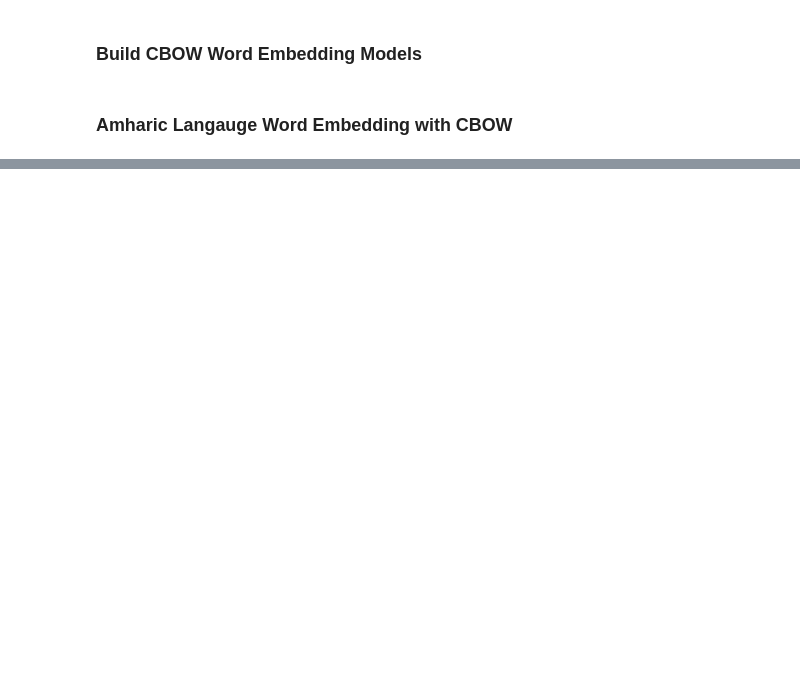
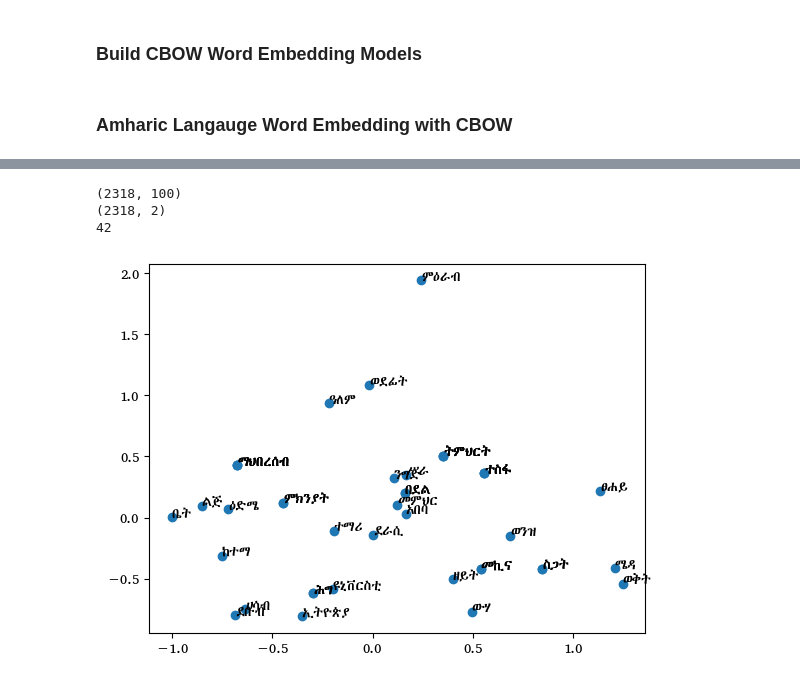
Before and after one commit to yordanoswuletaw/amharic-cbow-word-embedding, a Jupyter notebook: notebooks/amh-cbow-word-embedding.ipynb, the cells around one changed output, grey strips where cells are left out. Drawn from its saved outputs; the diff is of its cells as text; code cells hidden in the pictures; blank space fills up the shorter version.

```diff
--- a/notebooks/amh-cbow-word-embedding.ipynb
+++ b/notebooks/amh-cbow-word-embedding.ipynb
@@ -383,0 +426,60 @@ cbow.plot_loss()
+# %%
+
+%matplotlib inline
+matplotlib.rcParams['font.family'] = 'Abyssinica SIL'
+
+avg_embedding = (cbow.W1.T + cbow.W2) * .5
+pca = PCA(n_components=2)
+reduced_embeddings = pca.fit_transform(avg_embedding)
+print(avg_embedding.shape)
+print(reduced_embeddings.shape)
+amharic_words = [
+    # People & Relationships (ሰዎች እና ግንኙነቶች)
+    "አያት", "አባት", "እናት", "ወንድም", "እህት", "ልጅ", "ወላጅ", "ወንጀለኛ", "ጠበቃ", "መምህር",
+    "ተማሪ", "ሐኪም", "ሙዚቀኛ", "ነጋዴ", "ጠባቂ", "ሰራተኛ", "አስተዳዳሪ", "ዳኛ", "ሳይንቲስት", "ደራሲ",
+
+    # Places (ቦታዎች)
+    "ከተማ", "ቤት", "አዳራሽ", "ሱቅ", "እስራኤል", "ኢትዮጵያ", "ደቡብ", "ምስራቅ",
+    "ሰሜን", "ምዕራብ", "ሆቴል", "ኮሌጅ", "አምስተርዳም", "ዩኒቨርስቲ", "ቤተክርስትያን",
+
+    # Objects (እቃዎች)
+    "መጽሐፍ", "ስልክ", "መኪና", "ፒሲ", "ኮምፒዩተር", "ሰንደቅ", "ምንዛሬ", "መስኮት", "ጨርቅ", "ውሃ", "ዘይት", "ሳሙና", "መድሃኒት", "ድስት",
+
+    # Nature (ተፈጥሮ)
+    "ዓለም", "ጠፈር", "ፀሐይ", "ጨረቃ", "ከዋክብት", "ብርሃን", "ደመና", "ምስል", "በረዶ", "ዝናብ",
+    "አትክልት", "አረም", "ዛፍ", "እንስሳ", "አየር", "አበባ", "ወንዝ", "ጎተራ", "ሜዳ",
+
+    # Emotions (ስሜቶች)
+    "ደስታ", "እሴት", "ሐዘን", "ተስፋ", "ስጋት", "ፍርሃት", "ተደስቷል",
+    "ደስ ይላል", "ጥል", "ጭንቅ", "ስሜት", "ስሜት", "ስጋት", "ግልፅነት", "ድንጋጤ", "ሀዘን",
+
+    # Concepts (ሀሳቦች)
+    "ስኬት", "ድርጊት", "ሕግ", "ትምህርት", "እውቀት", "ጥንቅር", "መረጃ", "ማንኛውም", "ብልህነት", "ግልጽነት",
+    "ምርጥ", "ምክንያት", "እሴት", "ወቅት", "ማህበረሰብ", "ወደፊት", "ምርምር", "ተስፋ", "ምሳሌ", "እሴት",
+
+    # Actions (እርምጃዎች)
+    "ድርጊት", "ውህደት", "ማንኛውም", "ማድረግ", "ትምህርት", "ማሳየት", "ምስክር", "አስተሳሰብ", "ምክንያት", "ስሜት",
+    "የሚያስደንቅ", "አስተሳሰብ", "ስሜት", "ግልፅነት", "ሀሳብ", "ድርጊት", "ምስክር", "ምርጥ", "ማንኛውም", "ተስፋ",
+
+    # Miscellaneous (ተለዋዋጭ)
+    "ዕድሜ", "ግለሰብ", "ጥንብ", "ንግድ", "ቅርንጫፍ", "ሥራ", "ማንኛውም", "ምርት", "ስሜት", "አዝማድ",
+    "ማንኛውም", "ውህደት", "በደል", "የትምህርት መረጃ", "ማህበረሰብ", "ትዕዛዝ", "አስተሳሰብ", "ምርጥ", "ሕግ", "ሰሞኑ",
+    "ማንኛውም", "በደል", "ሕይወት", "አዝማድ", "ማንኛውም"
+]
+words = []
+idx = []
+for word in amharic_words:
+    if word in cbow.vocab:
+        words.append(word)
+        idx.append(cbow.word2index[word])
+print(len(words))
+avg_embedding = avg_embedding[idx,:]
+plt.scatter(avg_embedding[:, 0], avg_embedding[:, 1])
+for i, word in enumerate(words):
+    plt.annotate(word, xy=(avg_embedding[i, 0], avg_embedding[i, 1]))
+plt.show()
+# %% [output]
+(2318, 100)
+(2318, 2)
+42
+[figure, added]
```
Also changed, not shown: parts of 4 cells of this notebook.
